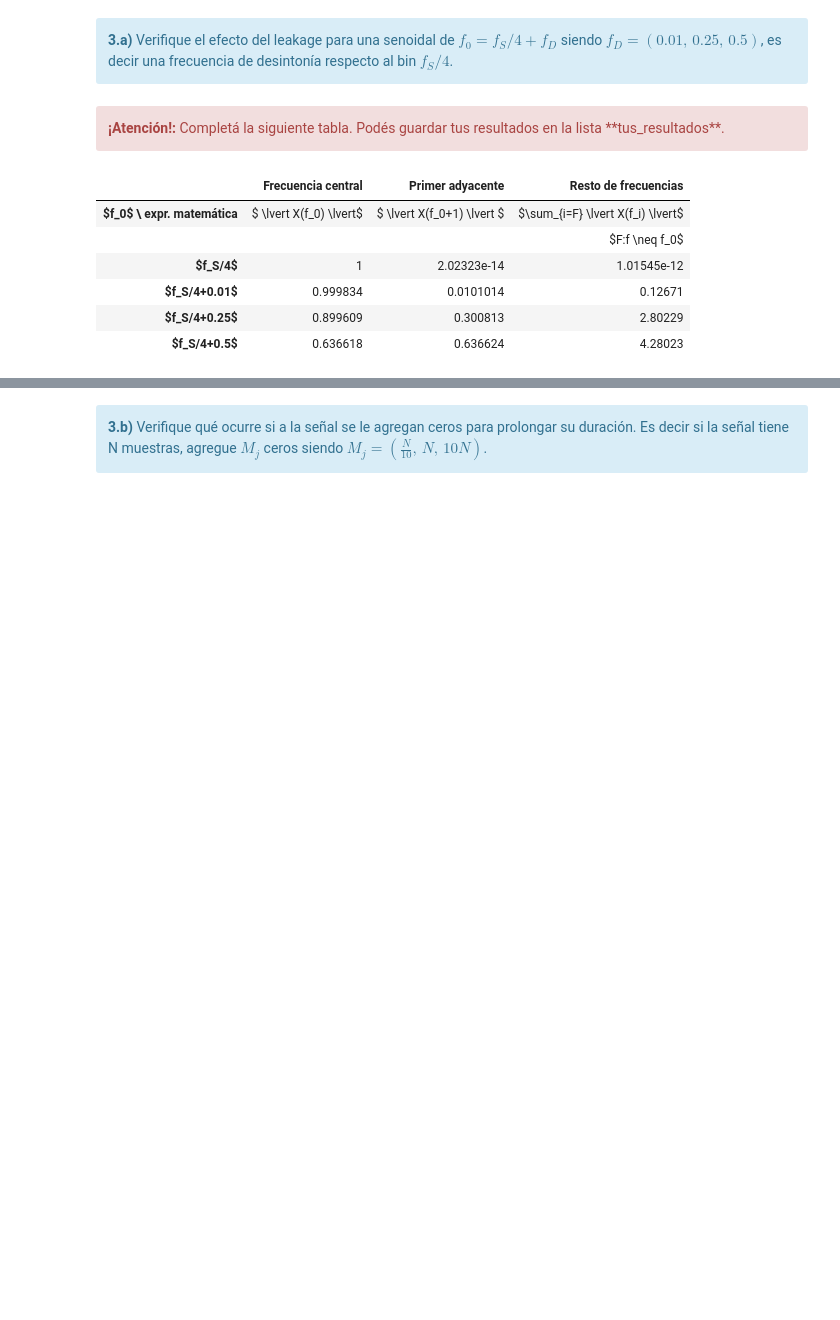
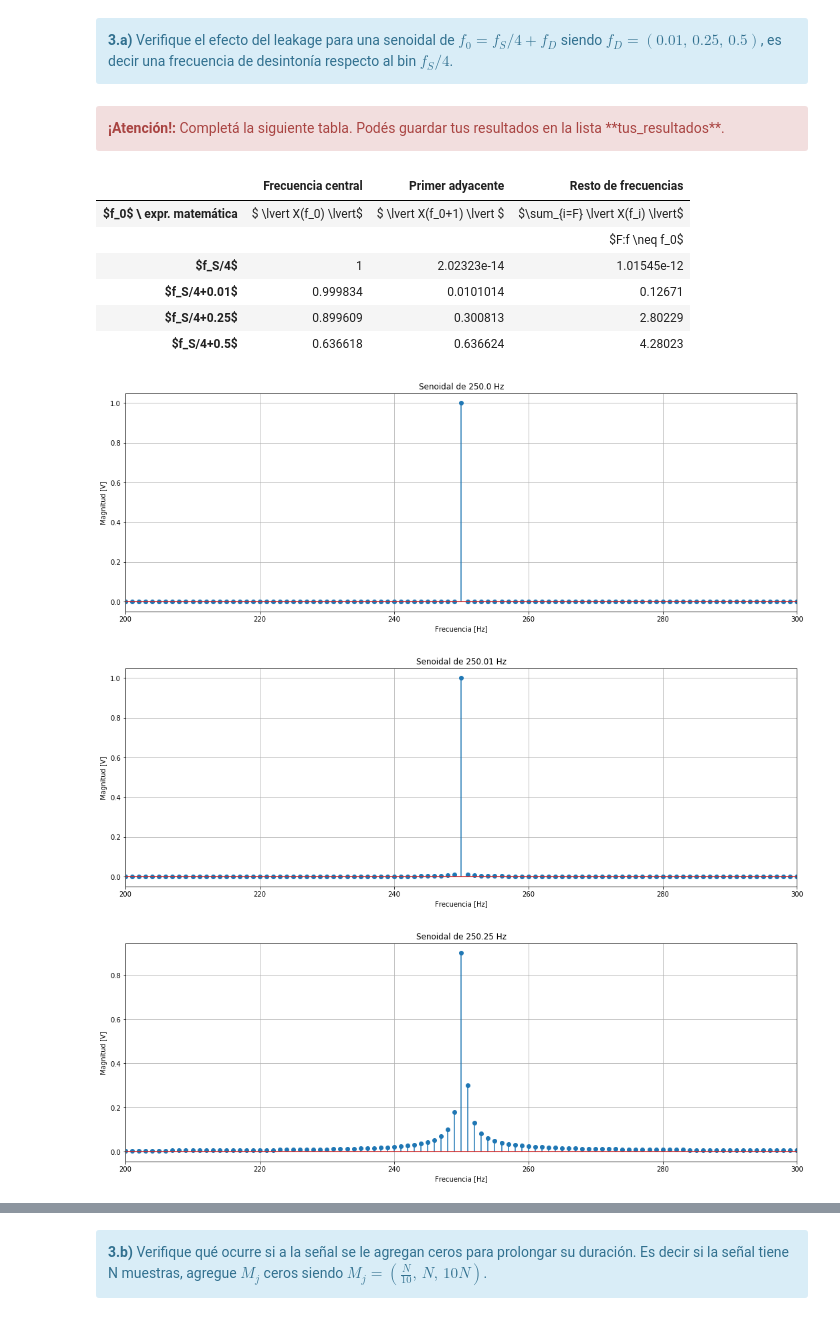
Before and after one commit to franmaiocchi/DSP, a Jupyter notebook: TP1/TP1 - Muestreo de señales - Forurier.ipynb, the cells around one changed output, grey strips where cells are left out. Saved outputs shown, nothing was run; the diff lists cells and outputs as text; code cells hidden in the pictures; blank space fills up the shorter version.

```diff
--- a/TP1/TP1 - Muestreo de señales - Forurier.ipynb
+++ b/TP1/TP1 - Muestreo de señales - Forurier.ipynb
@@ -265,30 +228,0 @@ hello
-# %%
-from pandas import DataFrame
-from IPython.display import HTML
-
-#######################################
-# Tu simulación que genere resultados #
-#######################################
-
-tus_resultados = [ ['--'],
-                   [''], # <-- acá debería haber numeritos :)
-                   [''], # <-- acá debería haber numeritos :)
-                   [''], # <-- acá debería haber numeritos :)
-                   [''], # <-- acá debería haber numeritos :)
-                   [''], # <-- acá debería haber numeritos :)
-                   [''], # <-- acá debería haber numeritos :)
-                   [''], # <-- acá debería haber numeritos :)
-                   ['']  # <-- acá debería haber numeritos :)
-                 ]
-df = DataFrame(tus_resultados, columns=['tiempo transcurrido (s)'],
-               index=['Tamaño de la señal N',
-                      16,
-                      32,
-                      64,
-                      128,
-                      256,
-                      512,
-                      1024,
-                      2048
-                     ])
-HTML(df.to_html())
@@ -366,6 +289,14 @@ for freq_offset in fd:
     tt, signal = generador_senoidal(fs, fs/4 + freq_offset, N)
     spectrum = spectrum_analyzer(signal, fs, N, plot = False)
     resultados = np.hstack([resultados, spectrum.reshape(N,1)])
+    plt.figure(figsize = (18, 6))
+    plt.stem(ff[0:int(N//2+1)], 2.0/N * np.abs(spectrum[0:int(N//2+1)]))
+    plt.xlabel('Frecuencia [Hz]')
+    plt.xlim((200,300))
+    plt.grid()
+    plt.ylabel('Magnitud [V]')
+    plt.title('Senoidal de ' + str(fs/4 + freq_offset) + ' Hz')
+
 
 # Posicion en el vector columna del bin fs/4
 m_f0 = int((fs/4)/df)
@@ -373,30 +304,33 @@ m_f0 = int((fs/4)/df)
 # Sumatoria del resto de las frecuencias
 for freq in ff[0:(N//2-1)]:
     if freq != fs/4:
         for i in range(len(fd)):
             resto_frecuencias[i] = resto_frecuencias[i] + 2.0/N *np.abs(resultados[int(freq),i])
 
 
 tus_resultados = [ ['$ \lvert X(f_0) \lvert$', '$ \lvert X(f_0+1) \lvert $', '$\sum_{i=F} \lvert X(f_i) \lvert$'],
                    ['',                        '',                           '$F:f \neq f_0$'],
                   [2.0/N *np.abs(resultados[m_f0,0]), 2.0/N *np.abs(resultados[m_f0+1,0]), resto_frecuencias[0]], # <-- acá debería haber numeritos :)
                   [2.0/N *np.abs(resultados[m_f0,1]), 2.0/N *np.abs(resultados[m_f0+1,1]), resto_frecuencias[1]], # <-- acá debería haber numeritos :)
                   [2.0/N *np.abs(resultados[m_f0,2]), 2.0/N *np.abs(resultados[m_f0+1,2]), resto_frecuencias[2]], # <-- acá debería haber numeritos :)
                   [2.0/N *np.abs(resultados[m_f0,3]), 2.0/N *np.abs(resultados[m_f0+1,3]), resto_frecuencias[3]]  # <-- acá debería haber numeritos :)
                  ]
 df = DataFrame(tus_resultados, columns=['Frecuencia central', 'Primer adyacente', 'Resto de frecuencias'],
                index=['$f_0$ \ expr. matemática',
                       '',
                       '$f_S/4$',
                       '$f_S/4+0.01$',
                       '$f_S/4+0.25$',
                       '$f_S/4+0.5$'])
 HTML(df.to_html())
 # %% [output]
 |  | Frecuencia central | Primer adyacente | Resto de frecuencias |
 | $f_0$ \ expr. matemática | $ \lvert X(f_0) \lvert$ | $ \lvert X(f_0+1) \lvert $ | $\sum_{i=F} \lvert X(f_i) \lvert$ |
 |  |  |  | $F:f \neq f_0$ |
 | $f_S/4$ | 1 | 2.02323e-14 | 1.01545e-12 |
 | $f_S/4+0.01$ | 0.999834 | 0.0101014 | 0.12671 |
 | $f_S/4+0.25$ | 0.899609 | 0.300813 | 2.80229 |
 | $f_S/4+0.5$ | 0.636618 | 0.636624 | 4.28023 |
+[figure, added]
+[figure, added]
+[figure, added]
```
Also changed, not shown: parts of 71 cells of this notebook, 11 other files.
